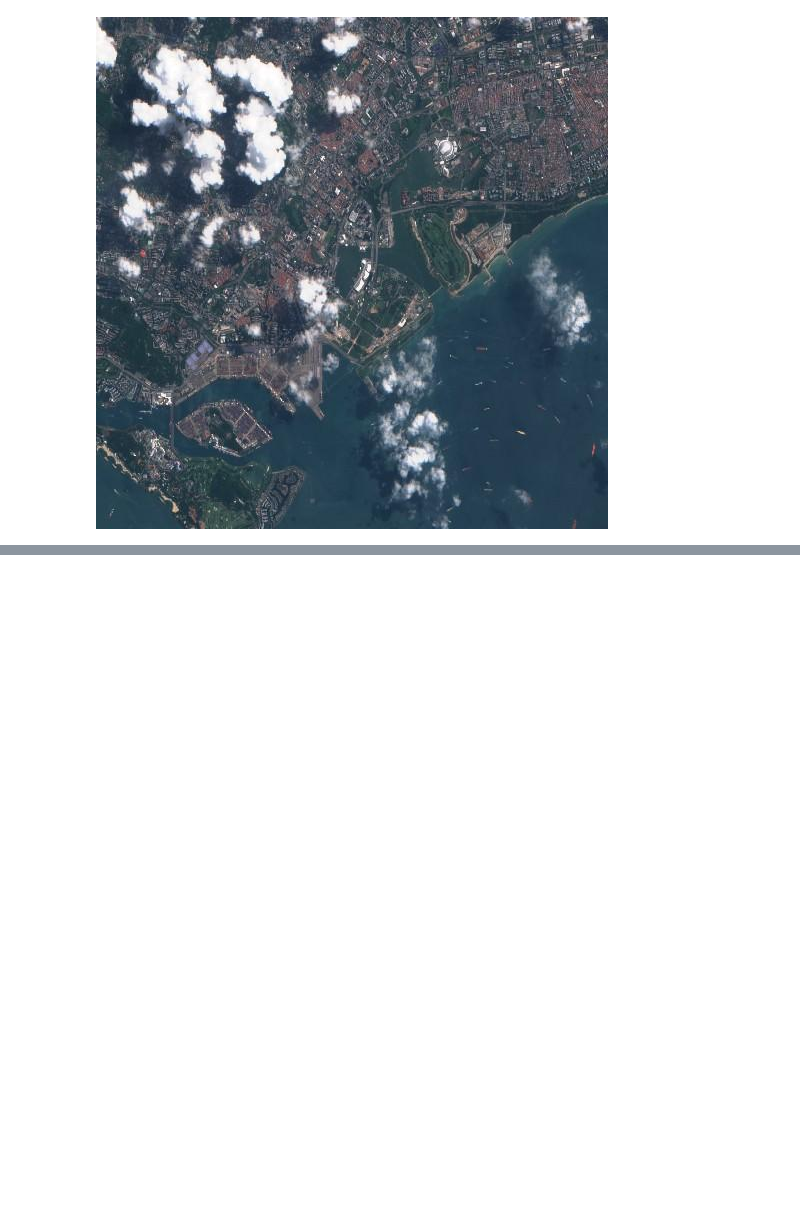
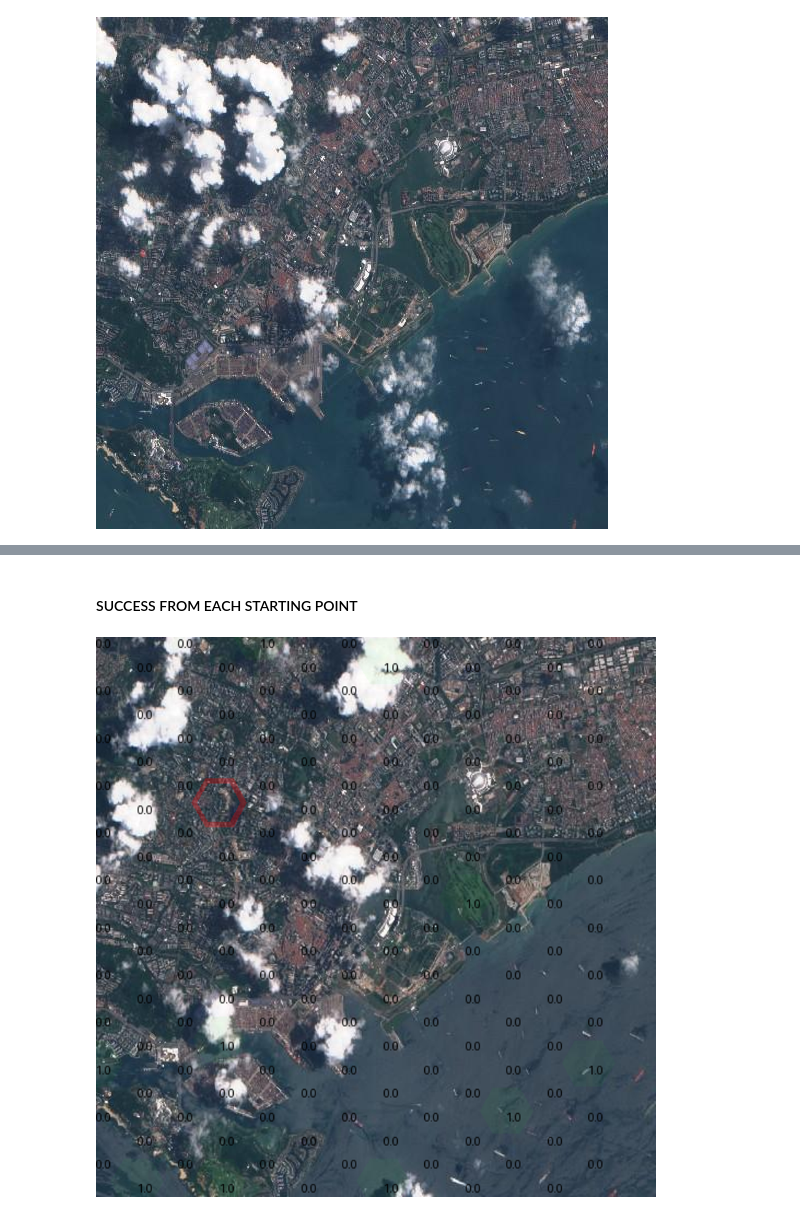
Before and after one commit to epweil/proj-navigation, a Jupyter notebook: src/train.ipynb, the cells around one changed output, grey strips where cells are left out. Cells and saved outputs as stored; diff of their text form; code cells hidden in the pictures; blank space fills up the shorter version.

```diff
--- a/src/train.ipynb
+++ b/src/train.ipynb
@@ -214,3 +250,58 @@ np.asarray(suc).mean(), np.asarray(run_reward).mean(), np.asarray(run_reward).mi
+# %% [markdown]
+#### SUCCESS FROM EACH STARTING POINT
+# %%
+rew = np.zeros((env.size_height, env.size_width))
+sucesses = np.zeros((env.size_height, env.size_width))
+for y in range(env.size_height):
+      for x in range(env.size_width):
+            env = enviorment.GPSD_ENV(landscape.images[2016], start_position=[y,x], target_position=[3,3], tracker = track, mode=mode)
+
+            for i in range (10):
+                  env.reset()
+                  terminated = False
+                  run_reward = 0
+                  while not terminated:
+                        action = model.predict(env._get_obs())
+                        observation, reward, terminated, k, info  = env.step(int(action[0]))
+                  sucesses[y][x] += (info['SUCESS'])
+                  rew[y][x] += reward
+# %%
+from PIL import Image, ImageDraw
+from helper import hex_corner
+import math
+img = env.area.Input_Image.image.copy()
+
+rew_norm = rew/rew.max()
+for q in range(env.size_height):
+      for r in range(env.size_width):
+
+      # Calculate hexagon center position
+            x = r * (env.hex_width - (math.cos(1.0472) * env.area.Input_Image.hex_radius))
+
+            y = q * (env.hex_height) + ((r%2) * math.sin(1.0472) * env.area.Input_Image.hex_radius)
+
+            # Draw hexagon
+            corners = [hex_corner((x,y), env.area.Input_Image.hex_radius, i) for i in range(6)]
+            if((r,q) != (3,3)):
+                  color_layer = Image.new('RGBA', img.size, (0,255,0))
+                  alpha_mask = Image.new('L', img.size, 0)
+                  alpha_mask_draw = ImageDraw.Draw(alpha_mask)
+                  alpha_mask_draw.polygon(corners, outline="black", fill=round(100*(sucesses[q][r]/10)))
+
+                  img = Image.composite(color_layer, img, alpha_mask)
+                  draw = ImageDraw.Draw(img)
+                  draw.text((x,y), str(sucesses[q][r]), fill='black', align='center')
+            else:
+                  color_layer = Image.new('RGBA', img.size, (255,0,0))
+                  alpha_mask = Image.new('L', img.size, 0)
+                  alpha_mask_draw = ImageDraw.Draw(alpha_mask)
+                  alpha_mask_draw.polygon(corners, outline="red", fill=None, width=5)
+                  img = Image.composite(color_layer, img, alpha_mask)
+
+
+display(img.resize((round(env.area.Input_Image.image.size[0] * 1.5), round(env.area.Input_Image.image.size[1] * 1.5))))
+# %% [output]
+[figure, added]
 # %%
 # env = enviorment.GPSD_ENV(landscape.images[2018], render='human', start_position=[1,1], target_position=[3,3])
 # env.reset()
```
Also changed, not shown: parts of 21 cells of this notebook, 5 other files.
